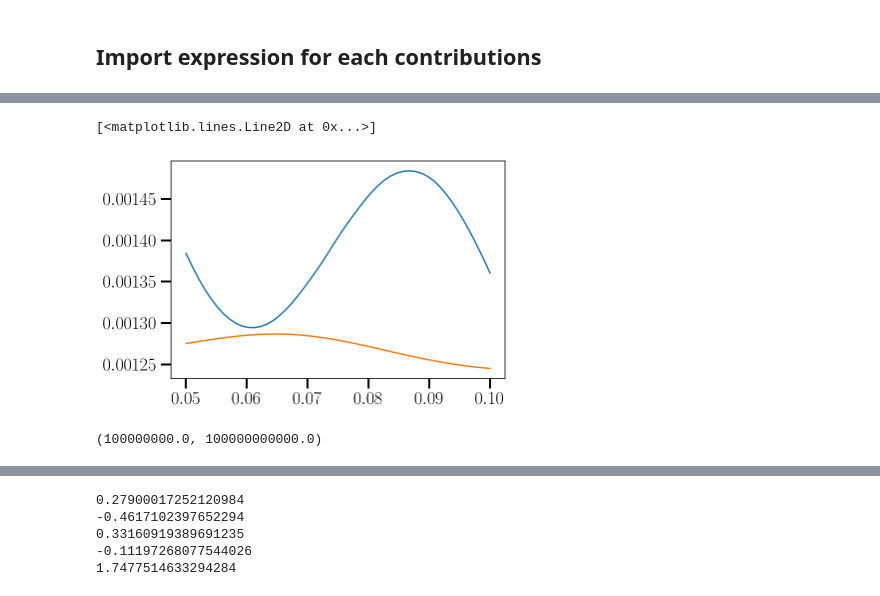
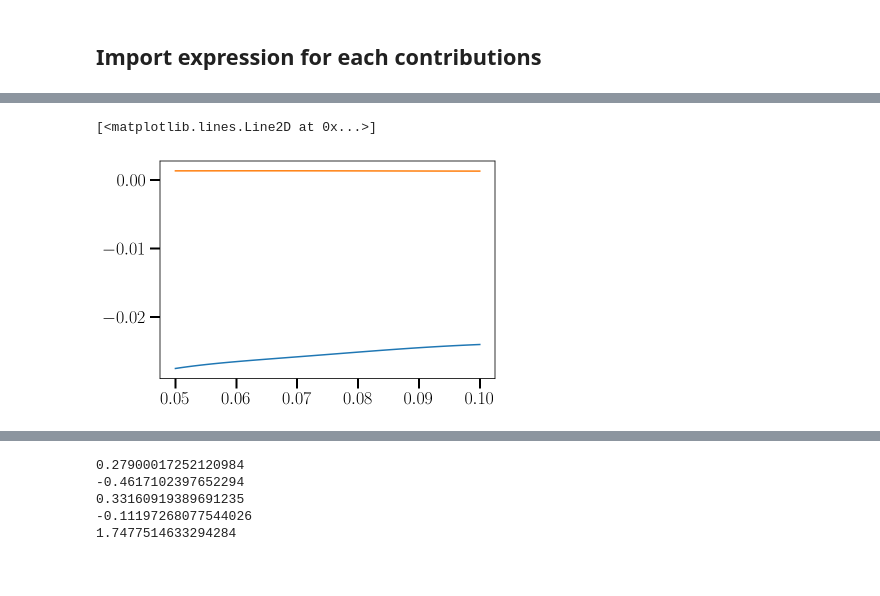
Before and after one commit to craddis1/ws_bk_theory, a Jupyter notebook: Bk_Theory.ipynb, the cells around one changed output, grey strips where cells are left out. Cells and saved outputs as stored; diff of their text form; code cells hidden in the pictures.

```diff
--- a/Bk_Theory.ipynb
+++ b/Bk_Theory.ipynb
@@ -162,11 +162,6 @@ class CosmologicalFunctions:
         self.g_2 = lambda xx: -(2/7)*(self.b_1(xx)-1)# 0.524-0.547*self.b_1(xx)+0.046*self.b_1(xx)**2#
         self.b_2 = lambda xx: 0.412 - 2.143*self.b_1(xx) +0.929*self.b_1(xx)**2 + 0.008*self.b_1(xx)**3 + 4/3 * self.g_2(xx)#-0.1*np.sqrt(1+xx)#
 
-        if False: # for comparison with eline - euclid like
-            self.b_1 = lambda xx: 0.9 + 0.4*xx
-            self.b_2 = lambda xx: -0.741-0.125*xx+0.123*xx**2+0.00637*xx**3
-            self.g_2 = lambda xx: (0.0409-0.199*xx-0.0166* xx**2 +0.00268* xx**3)/2
-
         self.z_samps = np.linspace(0.05, 10, 10000)#defined over appropiate range for numerical derivs
 
         #get derivs of these redshift dependent functions
@@ -187,6 +182,15 @@ class CosmologicalFunctions:
             self.z_survey = np.linspace(0.8,1.9)
             self.be_euclid = lambda xx: 0*xx
             self.Q_euclid = lambda xx:  0*xx + 2/5
+
+        if True: # for comparison with eline - euclid like
+            euclid_data = np.loadtxt('snr_surveyparams.txt')
+            z_euclid = euclid_data[:,0]
+            self.be_euclid = interp1d(z_euclid, euclid_data[:,1])
+            self.Q_euclid = interp1d(z_euclid,  euclid_data[:,2])
+            self.b_1 = lambda xx: 0.9 + 0.4*xx
+            self.b_2 = lambda xx: -0.741-0.125*xx+0.123*xx**2+0.00637*xx**3
+            self.g_2 = lambda xx: (0.0409-0.199*xx-0.0166* xx**2 +0.00268* xx**3)/2
 
         if False: # clarkson 2019
             self.b_1 = lambda xx: 1.3 +0*xx
@@ -357,7 +361,7 @@ class CosmologicalFunctions:
 
         #from 1st order petrubation theory
         self.gr1 = lambda xx: self.H_c(xx)*self.f_intp(xx)*(self.b_e(xx)-2*self.Q(xx)-2*(1-self.Q(xx))/(self.comoving_dist(xx)*self.H_c(xx))-dH_dt(xx)/self.H_c(xx)**2)
-        self.gr2 = lambda xx:  self.H_c(xx)**2 *(self.f_intp(xx)*(3-self.b_e(xx))+ (3/2)*self.Om(xx)*(2+self.b_e(xx)-self.f_intp(xx)-4*self.Q(xx)-2*self.Q(xx)-2*(1-self.Q(xx))/(self.comoving_dist(xx)*self.H_c(xx))-dH_dt(xx)/self.H_c(xx)**2))
+        self.gr2 = lambda xx: self.H_c(xx)**2 *(self.f_intp(xx)*(3-self.b_e(xx))+ (3/2)*self.Om(xx)*(2+self.b_e(xx)-self.f_intp(xx)-4*self.Q(xx)-2*self.Q(xx)-2*(1-self.Q(xx))/(self.comoving_dist(xx)*self.H_c(xx))-dH_dt(xx)/self.H_c(xx)**2))
         self.grd1 = self.lnd_derivatives([self.gr1],self.z_survey)[0]#get derivative for 1st order coef
 
         beta = np.empty(20,dtype=object)
@@ -476,7 +480,7 @@ from GR import *
 from GRmix import *
 # %%
 import json
-with open('mathematica_expr/P23GR2l2.json') as f:
+with open('mathematica_expr/P12GR1l3.json') as f:
     data = json.load(f)
 tmpexp = str(mathematica(data)).replace('I*','1j*').replace('-I*','-1j*').replace('sqrt(','np.sqrt(').replace('pi','np.pi')
 print(tmpexp)
@@ -581,30 +598,11 @@ plt.plot(k1,fnl_test,'-')
 # %%
-plt.plot(k1,((WA2.l0(params,r,s)+Der2.l0(params,derivs,r,s))/GR0.l0(params)))
-PNGparams = cosmo_functions.get_PNGparams(1,zz)
+#plt.plot(k1,((WA2.l0(params,r,s)+Der2.l0(params,derivs,r,s))/GR0.l0(params)))
+plt.plot(k1,(GR2.l0(params,betas))/GR0.l0(params))
+PNGparams = cosmo_functions.get_PNGparams(1,zz,k1,k2,k3)
 plt.plot(k1,(GR0PNG.l0(params,PNGparams)-GR0.l0(params))/GR0.l0(params))
 # %% [output]
 [<matplotlib.lines.Line2D at 0x...>]
-[figure, old version]
+[figure, new version]
-# %%
-#for clarkson
-
-k1=0.01/h#np.linspace(0.01,0.1)#
-k2=k1
-theta = np.linspace(0,np.pi,200)                   #2*np.pi/3#np.pi#
-k3 = np.sqrt(k1**2 + k2**2 + 2*k1*k2*np.cos(theta))
-zz=1
-cosmo_functions = CosmologicalFunctions(cosmo)
-params = cosmo_functions.get_params(k1,k2,theta,zz)
-#derivs = cosmo_functions.get_derivs(zz)
-betas = cosmo_functions.get_beta_funcs(zz)
-#PNGparams = cosmo_functions.get_PNGparams(100,zz)
-plt.plot(theta,3.5*np.abs(GR0.l0(params))/h**6,'-.',label='GR',color='black')
-plt.plot(theta,3.5*np.abs(GR2.l0(params,betas)+GR0.l0(params))/h**6,'-.',label='GR',color='green')
-plt.plot(theta,2*np.abs(GR1.l1(params,betas).imag)/h**6,'--',label='Wide-angle',color='blue')
-plt.yscale('log')
-plt.ylim(1e+8,1e+11)
-# %% [output]
-(100000000.0, 100000000000.0)
 # %%
 #lets plot reduced - so get denominator
 def part_reduced(params):
```
Also changed, not shown: parts of 13 cells of this notebook, 4 other files.
